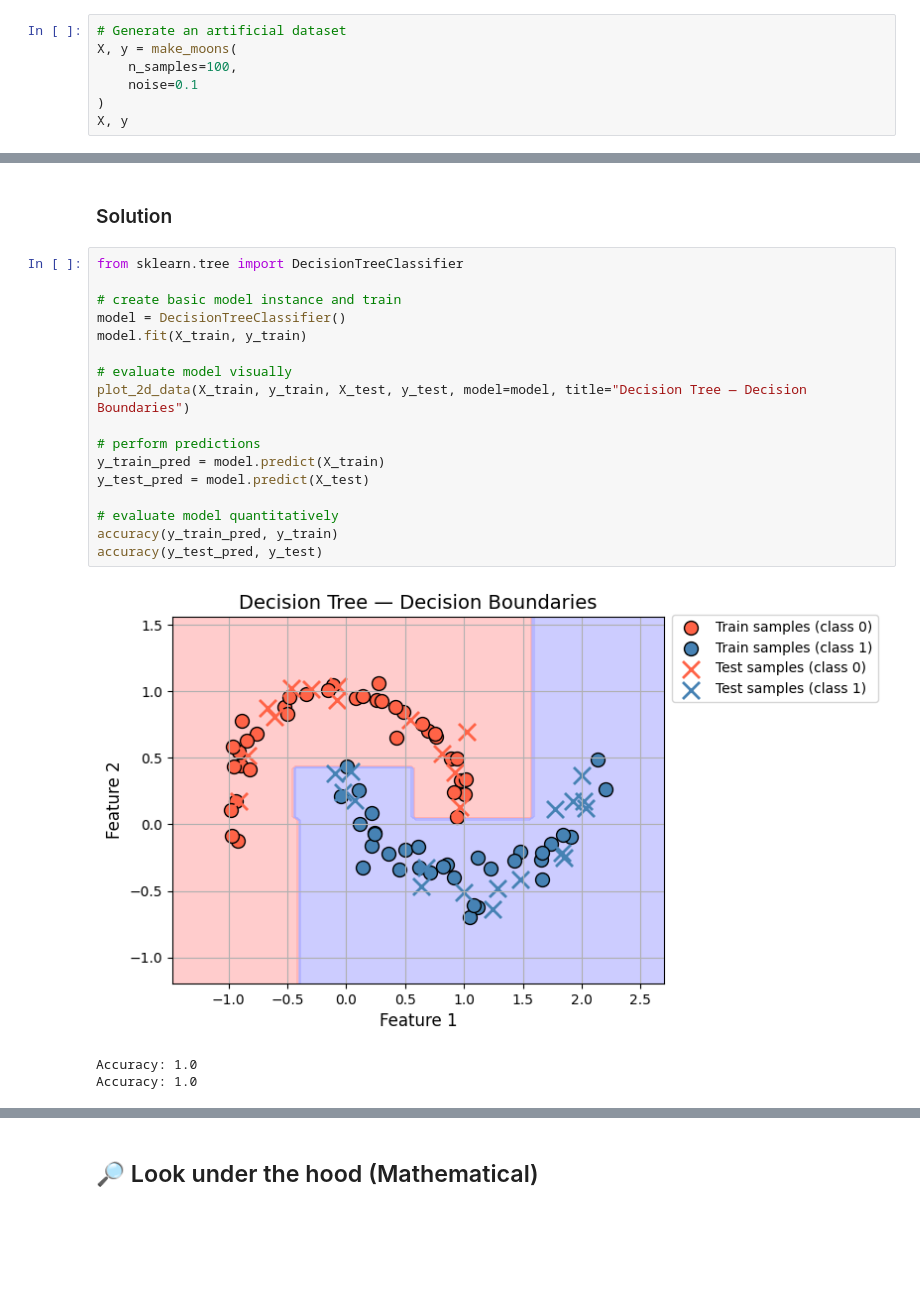
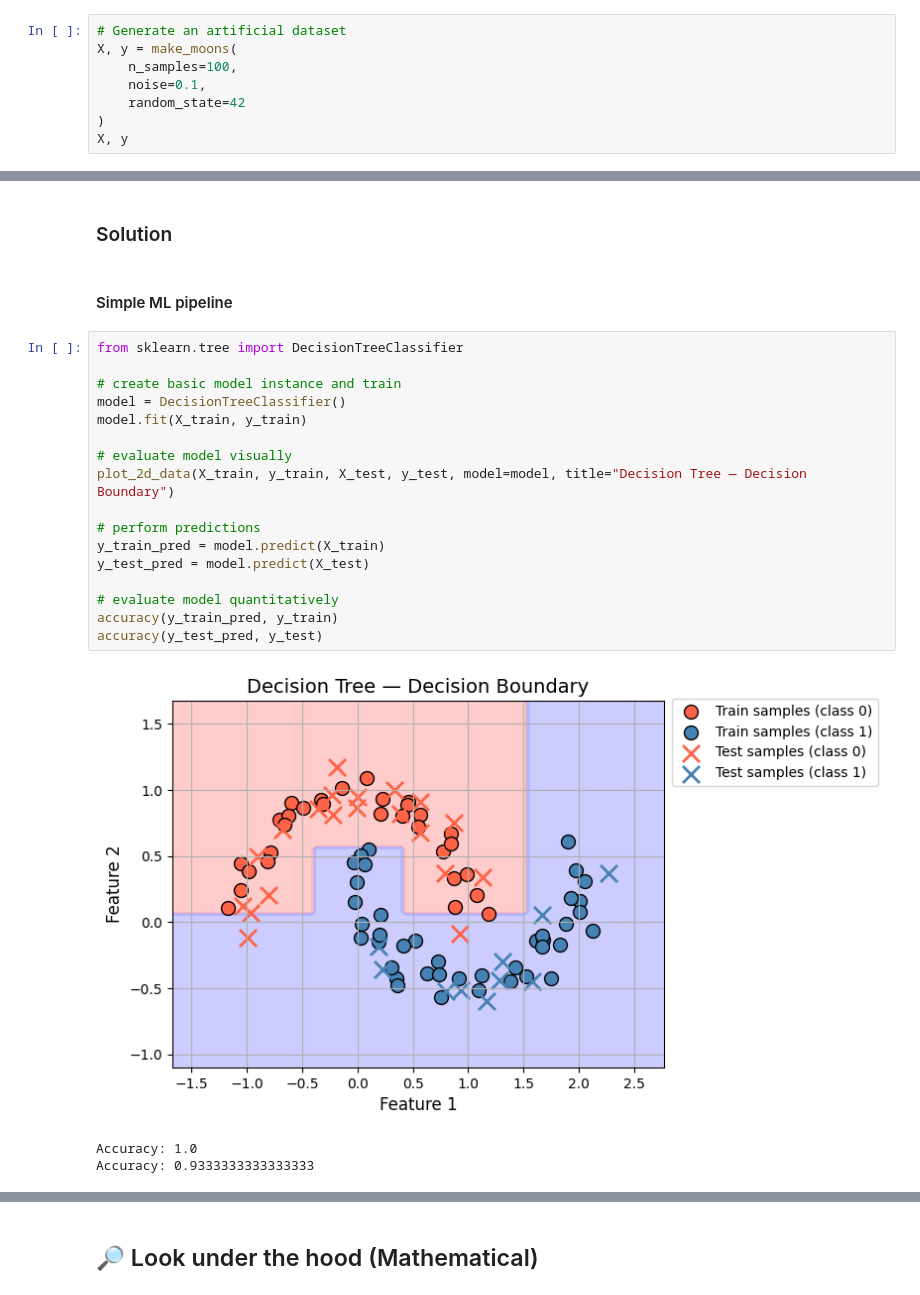
Before and after one commit to julien-marteen-akay-u2p/my-first-binder, a Jupyter notebook: my_notebook.ipynb, the cells around one changed output, grey strips where cells are left out. Drawn from its saved outputs; the diff is of its cells as text; blank space fills up the shorter version.

```diff
--- a/my_notebook.ipynb
+++ b/my_notebook.ipynb
@@ -35,7 +37,8 @@ if '_ORIGINAL_PRINTOPTIONS' not in globals():
 # Generate an artificial dataset
 X, y = make_moons(
     n_samples=100,
-    noise=0.1
+    noise=0.1,
+    random_state=42
 )
 X, y
 # %% [output]
@@ -198,27 +201,29 @@ If you have time you can check out a model comparison from scikit-learn $\righta
 # compute accuracy
 # %% [markdown]
 ### Solution
+# %% [markdown]
+#### Simple ML pipeline
 # %%
 from sklearn.tree import DecisionTreeClassifier
 
 # create basic model instance and train
 model = DecisionTreeClassifier()
 model.fit(X_train, y_train)
 
 # evaluate model visually
-plot_2d_data(X_train, y_train, X_test, y_test, model=model, title="Decision Tree — Decision Boundaries")
+plot_2d_data(X_train, y_train, X_test, y_test, model=model, title="Decision Tree — Decision Boundary")
 
 # perform predictions
 y_train_pred = model.predict(X_train)
 y_test_pred = model.predict(X_test)
 
 # evaluate model quantitatively
 accuracy(y_train_pred, y_train)
 accuracy(y_test_pred, y_test)
 # %% [output]
-[figure, old version]
+[figure, new version]
 Accuracy: 1.0
-Accuracy: 1.0
+Accuracy: 0.9333333333333333
 # %%
 from sklearn.tree import plot_tree
 
```
Also changed, not shown: parts of 52 cells of this notebook.
